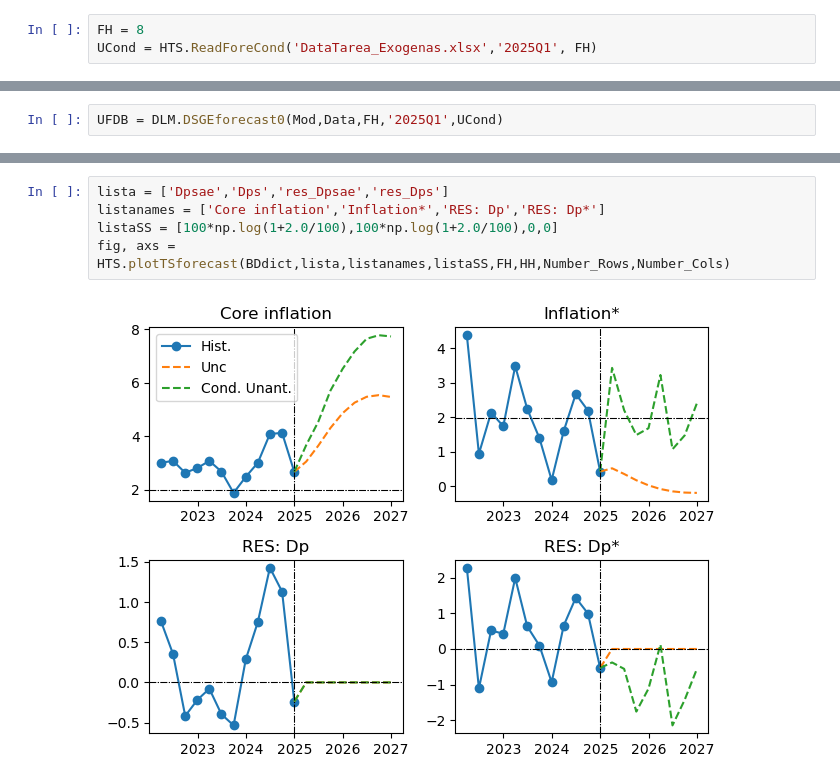
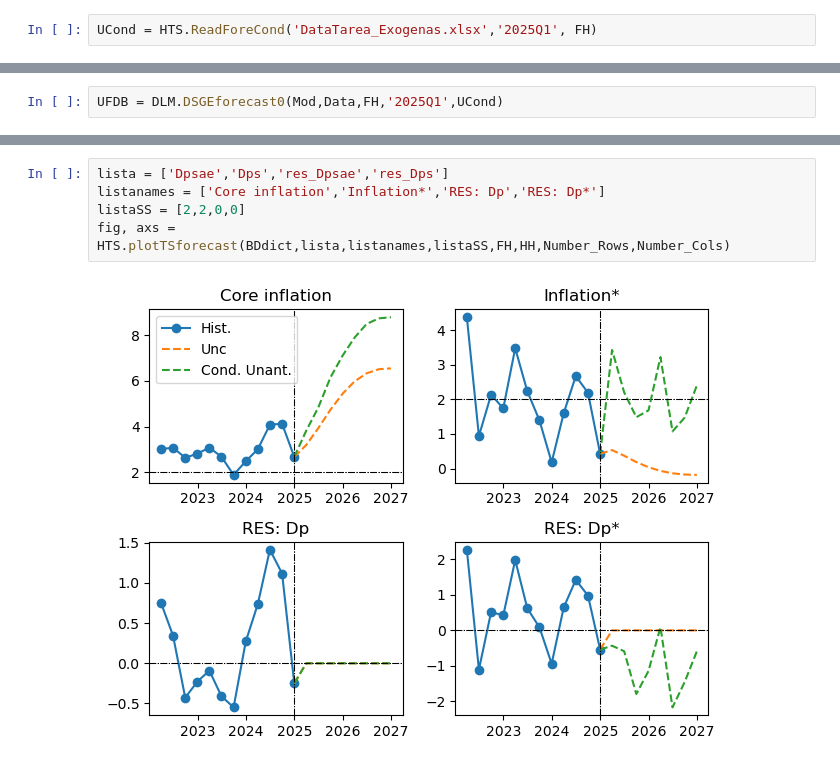
Before and after one commit to patrickcastilla/CUECOPolMon_fork_2, a Jupyter notebook: Main_Forecast.ipynb, the cells around one changed output, grey strips where cells are left out. Cells and saved outputs as stored; diff of their text form.

```diff
--- a/Main_Forecast.ipynb
+++ b/Main_Forecast.ipynb
@@ -211,7 +215,6 @@ fig, axs = HTS.plotTSforecast(DBdict,lista,listanames,listaSS,FH,HH,Number_Rows,
 # %% [markdown]
 2. Not anticipated conditional forecast
 # %%
-FH = 8
 UCond = HTS.ReadForeCond('DataTarea_Exogenas.xlsx','2025Q1', FH)
 # %%
 print('Which are the assumptions?')
@@ -255,7 +258,7 @@ fig, axs = HTS.plotTSforecast(BDdict,lista,listanames,listaSS,FH,HH,Number_Rows,
 # %%
 lista = ['Dpsae','Dps','res_Dpsae','res_Dps']
 listanames = ['Core inflation','Inflation*','RES: Dp','RES: Dp*']
-listaSS = [100*np.log(1+2.0/100),100*np.log(1+2.0/100),0,0]
+listaSS = [2,2,0,0]
 fig, axs = HTS.plotTSforecast(BDdict,lista,listanames,listaSS,FH,HH,Number_Rows,Number_Cols)
 # %% [output]
-[figure, old version]
+[figure, new version]
```
Also changed, not shown: parts of 9 cells of this notebook, 2 other files.
